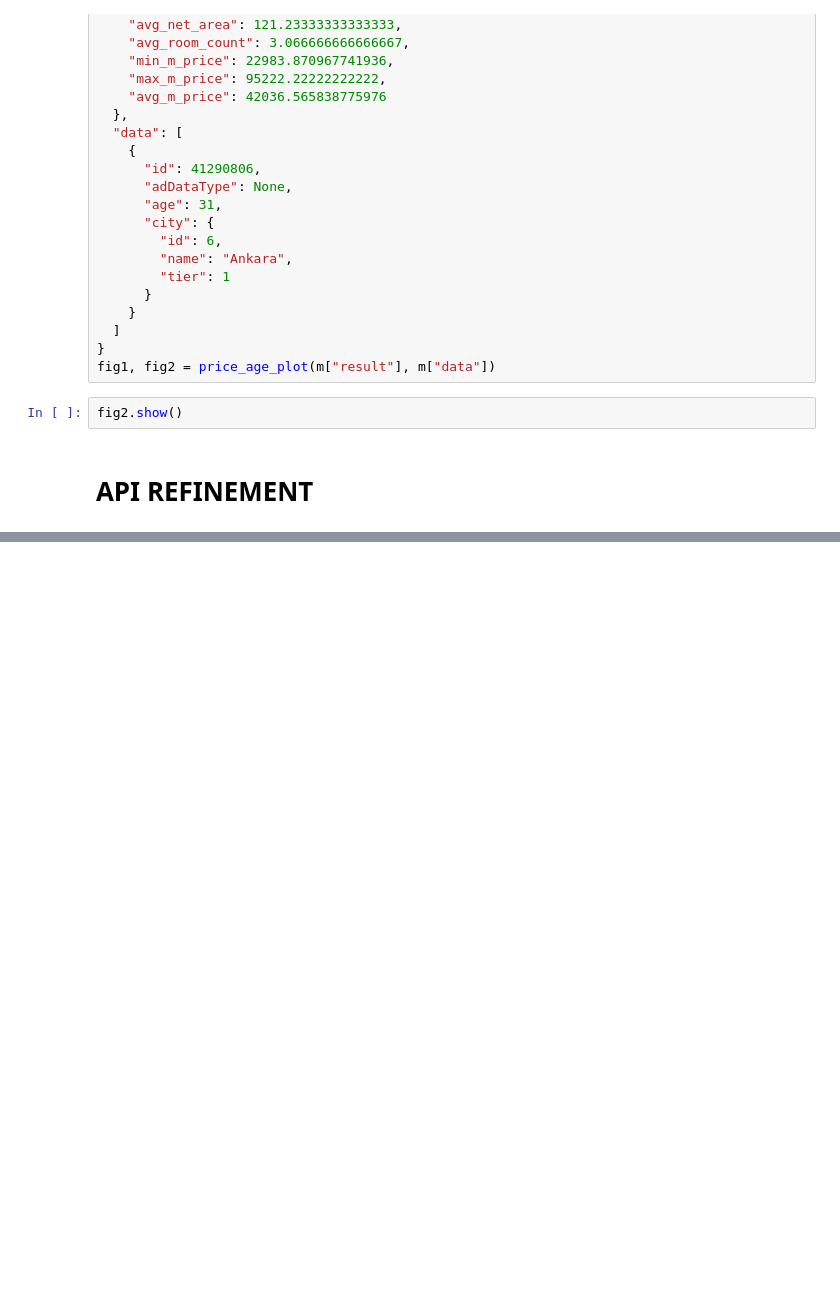
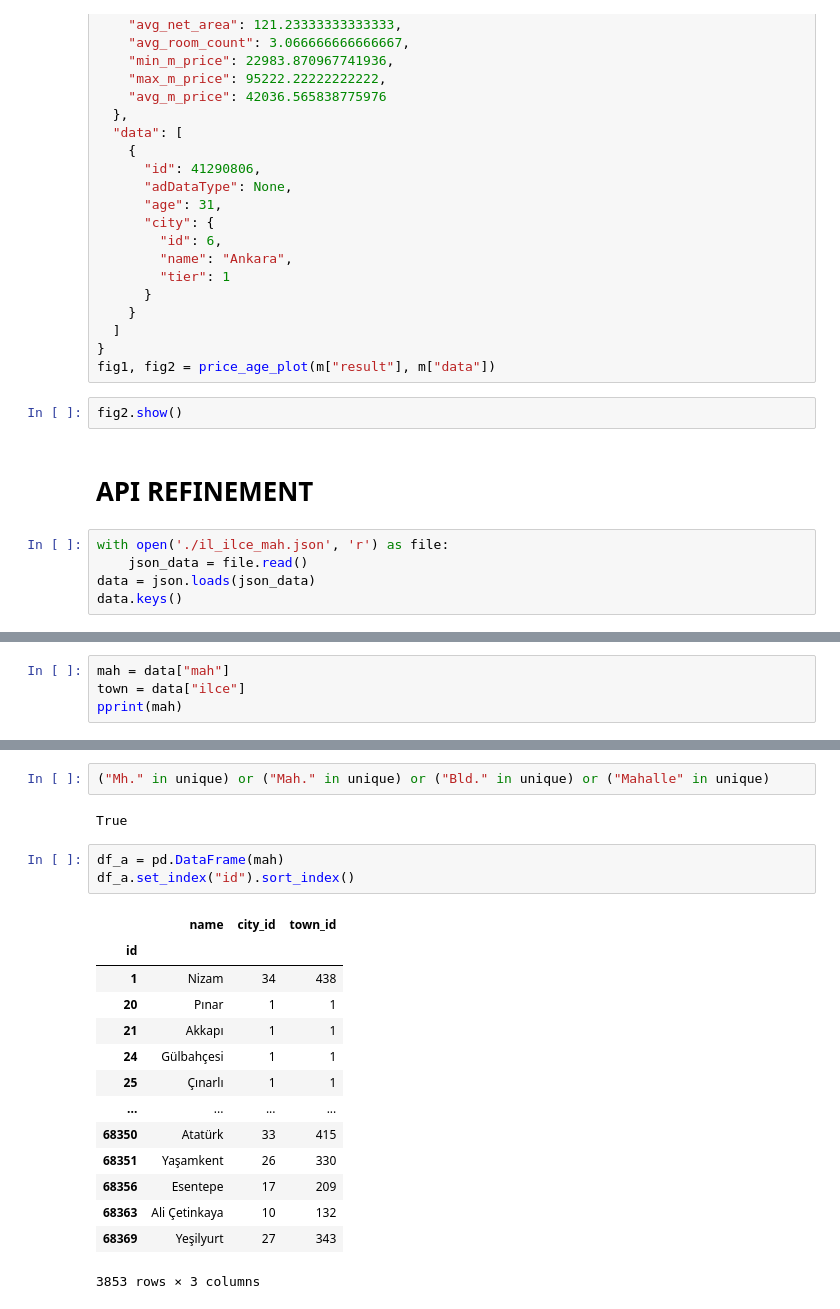
Before and after one commit to Zakerous76/analythings-viz-2-fastAPI-integration, a Jupyter notebook: plotly-py-viz-fastapi/developement.ipynb, the cells around one changed output, grey strips where cells are left out. Drawn from its saved outputs; the diff is of its cells as text; blank space fills up the shorter version.

```diff
--- a/plotly-py-viz-fastapi/developement.ipynb
+++ b/plotly-py-viz-fastapi/developement.ipynb
@@ -833,3 +834,8 @@ fig1, fig2 = price_age_plot(m["result"], m["data"])
 fig2.show()
 # %% [markdown]
 # API REFINEMENT
+# %%
+with open('./il_ilce_mah.json', 'r') as file:
+    json_data = file.read()
+data = json.loads(json_data)
+data.keys()
@@ -835,0 +846,4 @@ fig2.show()
+# %%
+mah = data["mah"]
+town = data["ilce"]
+pprint(mah)
@@ -835,0 +918,22 @@ fig2.show()
+# %%
+("Mh." in unique) or ("Mah." in unique) or ("Bld." in unique) or ("Mahalle" in unique)
+# %% [output]
+True
+# %%
+df_a = pd.DataFrame(mah)
+df_a.set_index("id").sort_index()
+# %% [output]
+|  | name | city_id | town_id |
+| id |  |  |  |
+| 1 | Nizam | 34 | 438 |
+| 20 | Pınar | 1 | 1 |
+| 21 | Akkapı | 1 | 1 |
+| 24 | Gülbahçesi | 1 | 1 |
+| 25 | Çınarlı | 1 | 1 |
+| ... | ... | ... | ... |
+| 68350 | Atatürk | 33 | 415 |
+| 68351 | Yaşamkent | 26 | 330 |
+| 68356 | Esentepe | 17 | 209 |
+| 68363 | Ali Çetinkaya | 10 | 132 |
+| 68369 | Yeşilyurt | 27 | 343 |
+3853 rows × 3 columns
```
Also changed, not shown: parts of 10 cells of this notebook, 7 other files.
